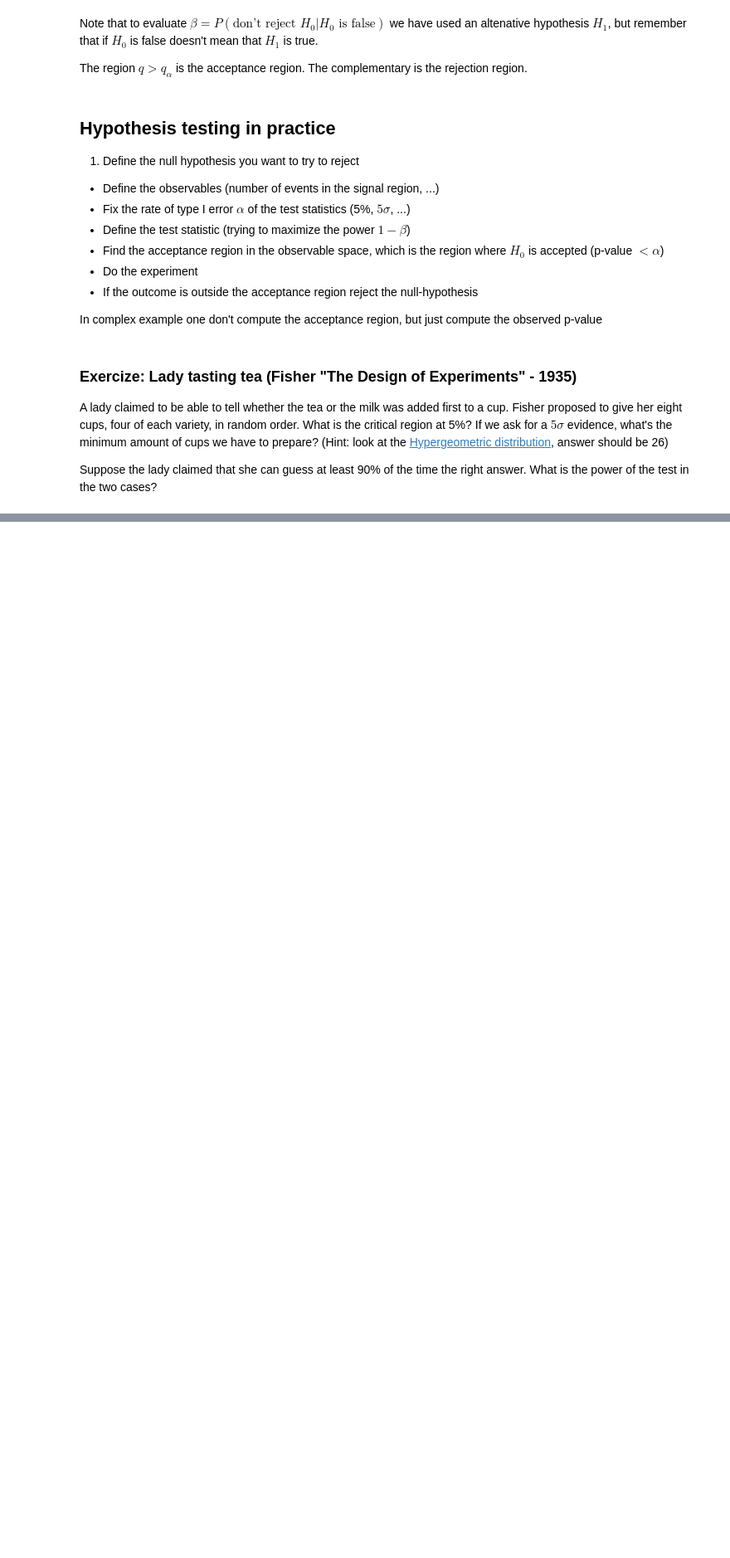
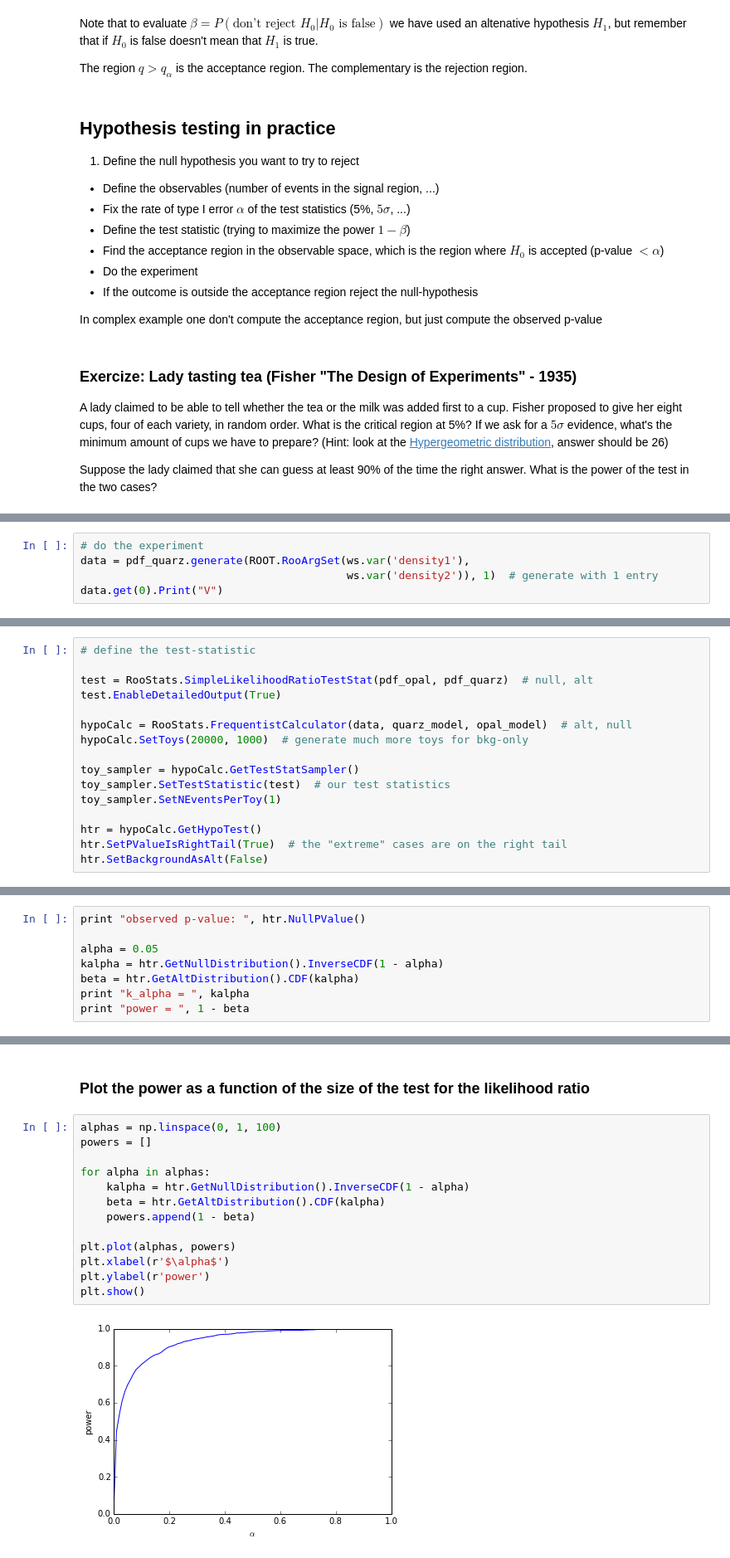
Before and after one commit to wiso/StatisticsLectures, a Jupyter notebook: Lecture1.ipynb, the cells around one changed output, grey strips where cells are left out. Shown at 83% size. Cells and saved outputs as stored; diff of their text form; blank space fills up the shorter version.

```diff
--- a/Lecture1.ipynb
+++ b/Lecture1.ipynb
@@ -551,0 +592,5 @@ Image?
+# %%
+# do the experiment
+data = pdf_quarz.generate(ROOT.RooArgSet(ws.var('density1'),
+                                         ws.var('density2')), 1)  # generate with 1 entry
+data.get(0).Print("V")
@@ -551,0 +607,16 @@ Image?
+# %%
+# define the test-statistic
+
+test = RooStats.SimpleLikelihoodRatioTestStat(pdf_opal, pdf_quarz)  # null, alt
+test.EnableDetailedOutput(True)
+
+hypoCalc = RooStats.FrequentistCalculator(data, quarz_model, opal_model)  # alt, null
+hypoCalc.SetToys(20000, 1000)  # generate much more toys for bkg-only
+
+toy_sampler = hypoCalc.GetTestStatSampler()
+toy_sampler.SetTestStatistic(test)  # our test statistics
+toy_sampler.SetNEventsPerToy(1)
+
+htr = hypoCalc.GetHypoTest()
+htr.SetPValueIsRightTail(True)  # the "extreme" cases are on the right tail
+htr.SetBackgroundAsAlt(False)
@@ -551,0 +628,8 @@ Image?
+# %%
+print "observed p-value: ", htr.NullPValue()
+
+alpha = 0.05
+kalpha = htr.GetNullDistribution().InverseCDF(1 - alpha)
+beta = htr.GetAltDistribution().CDF(kalpha)
+print "k_alpha = ", kalpha
+print "power = ", 1 - beta
@@ -551,0 +689,17 @@ Image?
+# %% [markdown]
+### Plot the power as a function of the size of the test for the likelihood ratio
+# %%
+alphas = np.linspace(0, 1, 100)
+powers = []
+
+for alpha in alphas:
+    kalpha = htr.GetNullDistribution().InverseCDF(1 - alpha)
+    beta = htr.GetAltDistribution().CDF(kalpha)
+    powers.append(1 - beta)
+
+plt.plot(alphas, powers)
+plt.xlabel(r'$\alpha$')
+plt.ylabel(r'power')
+plt.show()
+# %% [output]
+[figure, added]
```
Also changed, not shown: parts of 28 cells of this notebook, 1 other file.
